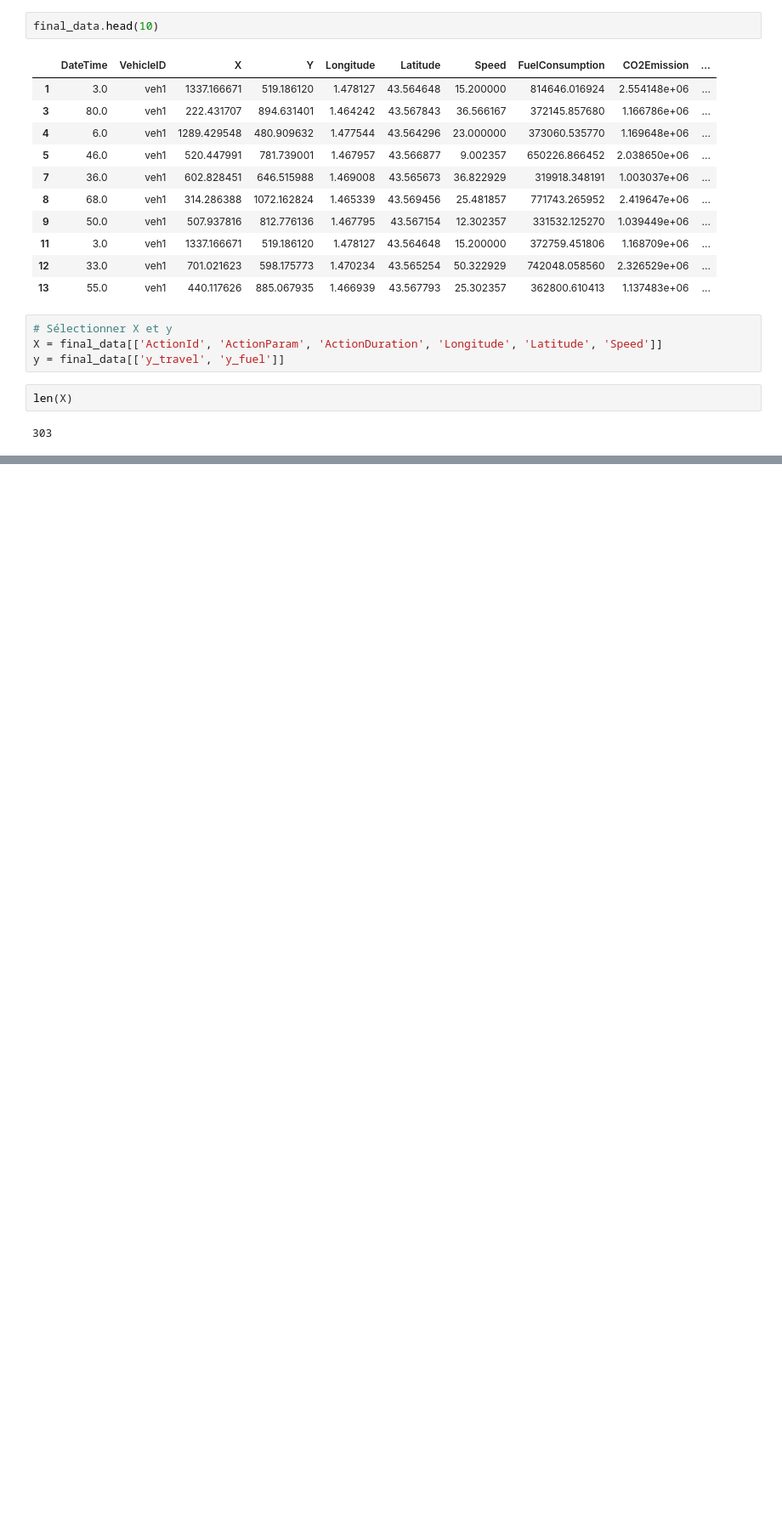
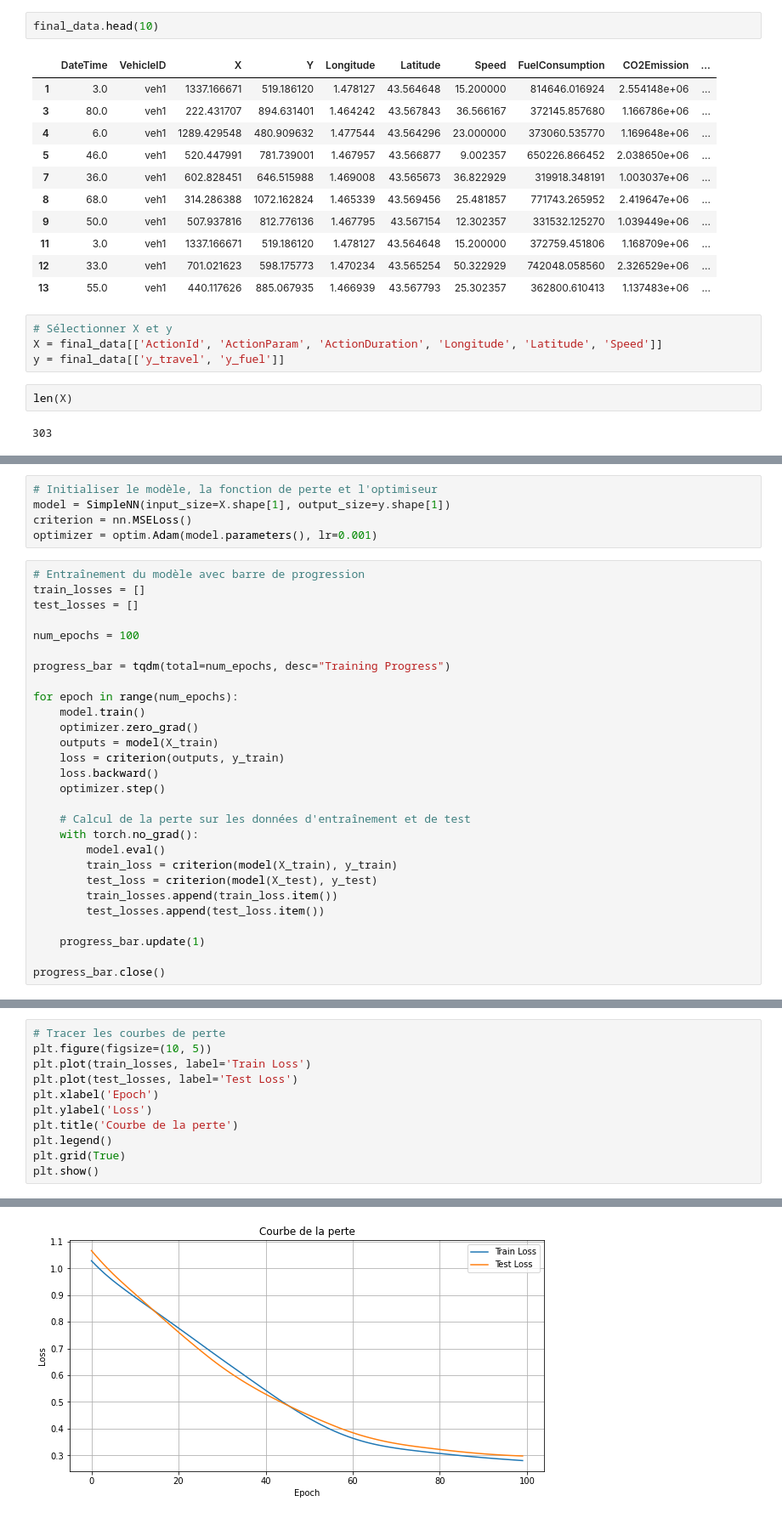
Before and after one commit to MorelK1/PFE, a Jupyter notebook: final_train.ipynb, the cells around one changed output, grey strips where cells are left out. Shown: that part at 85% size. Cells and saved outputs as stored; diff of their text form; blank space fills up the shorter version.

Commit message:
`feat` the model

```diff
--- a/final_train.ipynb
+++ b/final_train.ipynb
@@ -109,0 +137,33 @@ len(X)
+# %%
+# Initialiser le modèle, la fonction de perte et l'optimiseur
+model = SimpleNN(input_size=X.shape[1], output_size=y.shape[1])
+criterion = nn.MSELoss()
+optimizer = optim.Adam(model.parameters(), lr=0.001)
+# %%
+# Entraînement du modèle avec barre de progression
+train_losses = []
+test_losses = []
+
+num_epochs = 100
+
+progress_bar = tqdm(total=num_epochs, desc="Training Progress")
+
+for epoch in range(num_epochs):
+    model.train()
+    optimizer.zero_grad()
+    outputs = model(X_train)
+    loss = criterion(outputs, y_train)
+    loss.backward()
+    optimizer.step()
+
+    # Calcul de la perte sur les données d'entraînement et de test
+    with torch.no_grad():
+        model.eval()
+        train_loss = criterion(model(X_train), y_train)
+        test_loss = criterion(model(X_test), y_test)
+        train_losses.append(train_loss.item())
+        test_losses.append(test_loss.item())
+
+    progress_bar.update(1)
+
+progress_bar.close()
@@ -109,0 +228,12 @@ len(X)
+# %%
+# Tracer les courbes de perte
+plt.figure(figsize=(10, 5))
+plt.plot(train_losses, label='Train Loss')
+plt.plot(test_losses, label='Test Loss')
+plt.xlabel('Epoch')
+plt.ylabel('Loss')
+plt.title('Courbe de la perte')
+plt.legend()
+plt.grid(True)
+plt.show()
+# %% [output]
@@ -109,0 +247 @@ len(X)
+[figure, added]
```
Also changed, not shown: parts of 6 cells of this notebook.
